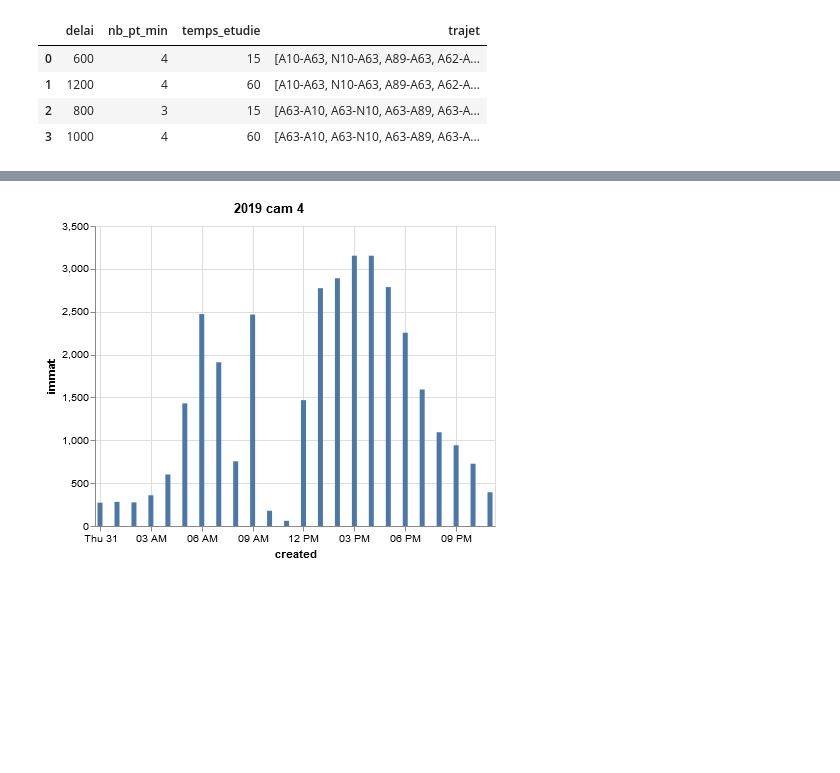
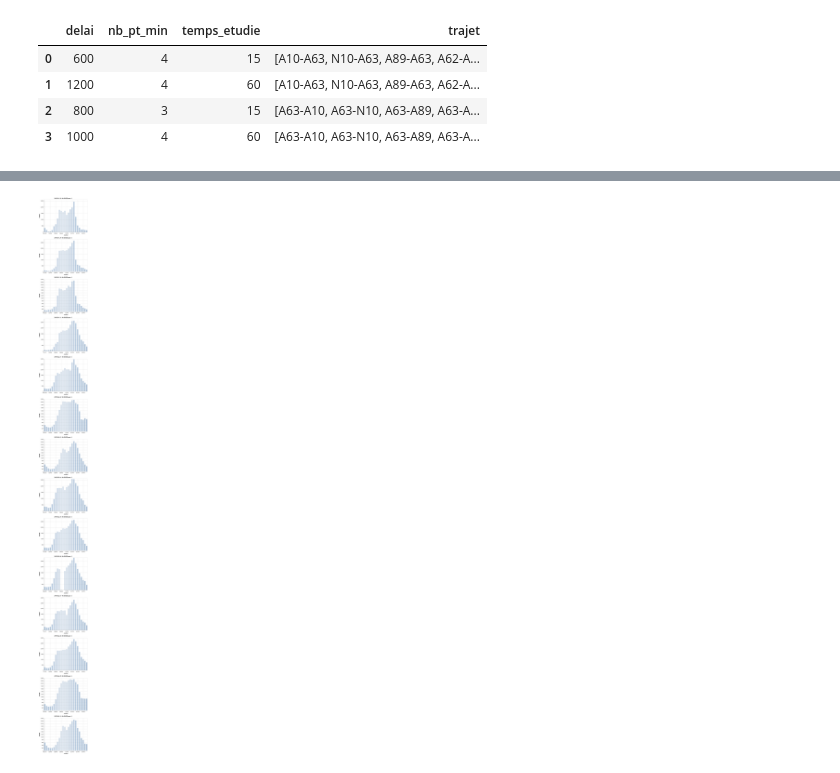
Before and after one commit to nantodevison/lapi, a Jupyter notebook: Carto_Lapi/Analyse/Donnees_brutes.ipynb, the cells around one changed output, grey strips where cells are left out. Cells and saved outputs as stored; diff of their text form; code cells hidden in the pictures; blank space fills up the shorter version.

Commit message:
fpnction de graph tt jours tte cam

```diff
--- a/Carto_Lapi/Analyse/Donnees_brutes.ipynb
+++ b/Carto_Lapi/Analyse/Donnees_brutes.ipynb
@@ -490,4 +474,4 @@ Wall time: 109 ms
 # %%
-graph_jour(test,'2019-01-31 00:00:00','2019-01-31 23:59:59')
+t.graph_nb_veh_jour_camera_multi_j(df_3semaines,'2019-01-28 00:00:00','2019-01-28 23:59:59',5,14).save('E:\Boulot\lapi\image_nb_veh_J')
 # %% [output]
-[figure, old version]
+[figure, new version]
```
Also changed, not shown: parts of 6 cells of this notebook, 2 other files.
